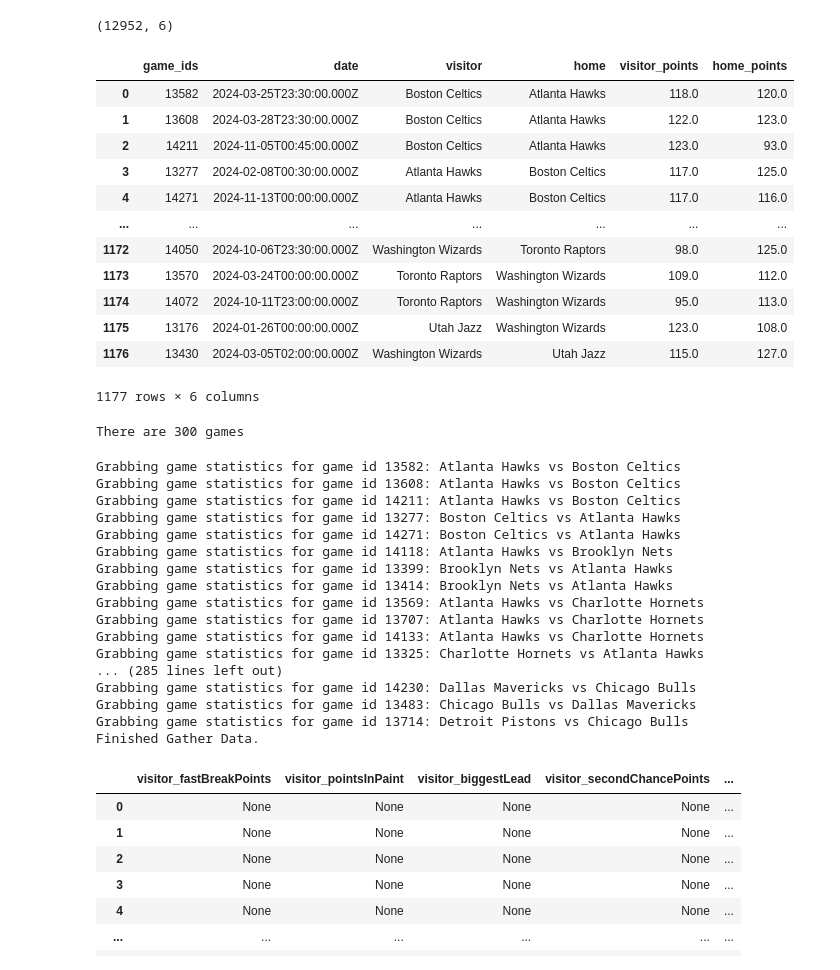
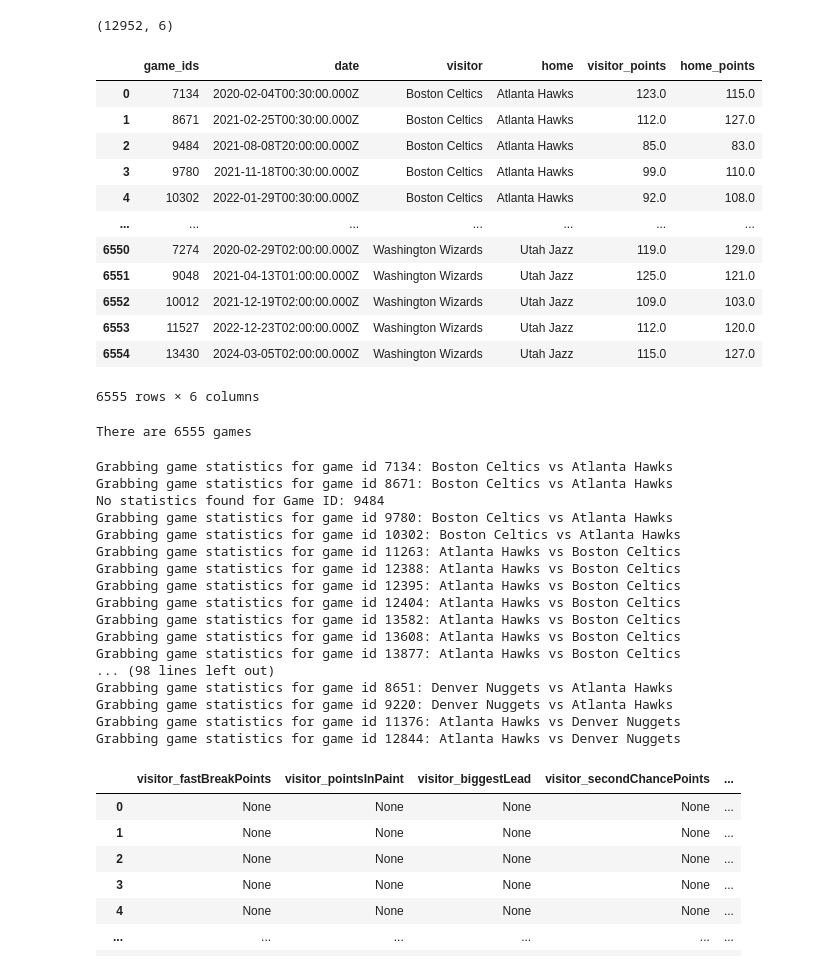
Before and after one commit to VincentGordon-Data-Analyst/nba-api, a Jupyter notebook: API-ETL.ipynb, the cells around one changed output. Saved outputs shown, nothing was run; the diff lists cells and outputs as text; code cells hidden in the pictures.

Commit message:
Most recent update

```diff
--- a/API-ETL.ipynb
+++ b/API-ETL.ipynb
@@ -284,28 +284,28 @@ game_df.shape
 (12952, 6)
 # %%
 # Create a Data Frame within specific time frame date
-recent_games = game_df.loc[game_df['date'] >= '2023-01-01']
+recent_games = game_df.loc[game_df['date'] >= '2020-01-01']
 recent_games.reset_index(drop=True)
 # %% [output]
 |  | game_ids | date | visitor | home | visitor_points | home_points |
-| 0 | 13582 | 2024-03-25T23:30:00.000Z | Boston Celtics | Atlanta Hawks | 118.0 | 120.0 |
-| 1 | 13608 | 2024-03-28T23:30:00.000Z | Boston Celtics | Atlanta Hawks | 122.0 | 123.0 |
-| 2 | 14211 | 2024-11-05T00:45:00.000Z | Boston Celtics | Atlanta Hawks | 123.0 | 93.0 |
-| 3 | 13277 | 2024-02-08T00:30:00.000Z | Atlanta Hawks | Boston Celtics | 117.0 | 125.0 |
-| 4 | 14271 | 2024-11-13T00:00:00.000Z | Atlanta Hawks | Boston Celtics | 117.0 | 116.0 |
+| 0 | 7134 | 2020-02-04T00:30:00.000Z | Boston Celtics | Atlanta Hawks | 123.0 | 115.0 |
+| 1 | 8671 | 2021-02-25T00:30:00.000Z | Boston Celtics | Atlanta Hawks | 112.0 | 127.0 |
+| 2 | 9484 | 2021-08-08T20:00:00.000Z | Boston Celtics | Atlanta Hawks | 85.0 | 83.0 |
+| 3 | 9780 | 2021-11-18T00:30:00.000Z | Boston Celtics | Atlanta Hawks | 99.0 | 110.0 |
+| 4 | 10302 | 2022-01-29T00:30:00.000Z | Boston Celtics | Atlanta Hawks | 92.0 | 108.0 |
 | ... | ... | ... | ... | ... | ... | ... |
-| 1172 | 14050 | 2024-10-06T23:30:00.000Z | Washington Wizards | Toronto Raptors | 98.0 | 125.0 |
-| 1173 | 13570 | 2024-03-24T00:00:00.000Z | Toronto Raptors | Washington Wizards | 109.0 | 112.0 |
-| 1174 | 14072 | 2024-10-11T23:00:00.000Z | Toronto Raptors | Washington Wizards | 95.0 | 113.0 |
-| 1175 | 13176 | 2024-01-26T00:00:00.000Z | Utah Jazz | Washington Wizards | 123.0 | 108.0 |
-| 1176 | 13430 | 2024-03-05T02:00:00.000Z | Washington Wizards | Utah Jazz | 115.0 | 127.0 |
+| 6550 | 7274 | 2020-02-29T02:00:00.000Z | Washington Wizards | Utah Jazz | 119.0 | 129.0 |
+| 6551 | 9048 | 2021-04-13T01:00:00.000Z | Washington Wizards | Utah Jazz | 125.0 | 121.0 |
+| 6552 | 10012 | 2021-12-19T02:00:00.000Z | Washington Wizards | Utah Jazz | 109.0 | 103.0 |
+| 6553 | 11527 | 2022-12-23T02:00:00.000Z | Washington Wizards | Utah Jazz | 112.0 | 120.0 |
+| 6554 | 13430 | 2024-03-05T02:00:00.000Z | Washington Wizards | Utah Jazz | 115.0 | 127.0 |
-1177 rows × 6 columns
+6555 rows × 6 columns
 # %%
 # Grab game ids to be used with api call
 game_ids = recent_games['game_ids'].values
 print(f"There are {len(game_ids)} games")
 # %% [output]
-There are 300 games
+There are 6555 games
 # %%
 url = "https://api-nba-v1.p.rapidapi.com/games/statistics"
 headers = {
@@ -361,23 +361,23 @@ for game_id in game_ids:
 print("Finished Gather Data.")
 game_statistics_df = pd.DataFrame(statistics)
 # %% [output]
+Grabbing game statistics for game id 7134: Boston Celtics vs Atlanta Hawks
+Grabbing game statistics for game id 8671: Boston Celtics vs Atlanta Hawks
+No statistics found for Game ID: 9484
+Grabbing game statistics for game id 9780: Boston Celtics vs Atlanta Hawks
+Grabbing game statistics for game id 10302: Boston Celtics vs Atlanta Hawks
+Grabbing game statistics for game id 11263: Atlanta Hawks vs Boston Celtics
+Grabbing game statistics for game id 12388: Atlanta Hawks vs Boston Celtics
+Grabbing game statistics for game id 12395: Atlanta Hawks vs Boston Celtics
+Grabbing game statistics for game id 12404: Atlanta Hawks vs Boston Celtics
 Grabbing game statistics for game id 13582: Atlanta Hawks vs Boston Celtics
 Grabbing game statistics for game id 13608: Atlanta Hawks vs Boston Celtics
-Grabbing game statistics for game id 14211: Atlanta Hawks vs Boston Celtics
-Grabbing game statistics for game id 13277: Boston Celtics vs Atlanta Hawks
-Grabbing game statistics for game id 14271: Boston Celtics vs Atlanta Hawks
-Grabbing game statistics for game id 14118: Atlanta Hawks vs Brooklyn Nets
-Grabbing game statistics for game id 13399: Brooklyn Nets vs Atlanta Hawks
-Grabbing game statistics for game id 13414: Brooklyn Nets vs Atlanta Hawks
-Grabbing game statistics for game id 13569: Atlanta Hawks vs Charlotte Hornets
-Grabbing game statistics for game id 13707: Atlanta Hawks vs Charlotte Hornets
-Grabbing game statistics for game id 14133: Atlanta Hawks vs Charlotte Hornets
-Grabbing game statistics for game id 13325: Charlotte Hornets vs Atlanta Hawks
-... (285 lines left out)
-Grabbing game statistics for game id 14230: Dallas Mavericks vs Chicago Bulls
-Grabbing game statistics for game id 13483: Chicago Bulls vs Dallas Mavericks
-Grabbing game statistics for game id 13714: Detroit Pistons vs Chicago Bulls
-Finished Gather Data.
+Grabbing game statistics for game id 13877: Atlanta Hawks vs Boston Celtics
+... (98 lines left out)
+Grabbing game statistics for game id 8651: Denver Nuggets vs Atlanta Hawks
+Grabbing game statistics for game id 9220: Denver Nuggets vs Atlanta Hawks
+Grabbing game statistics for game id 11376: Atlanta Hawks vs Denver Nuggets
+Grabbing game statistics for game id 12844: Atlanta Hawks vs Denver Nuggets
 # %%
 # Export as csv file
 game_statistics_df.to_csv('./data/gameStatistics.csv', index=False)
```
Also changed, not shown: 1 other file.
